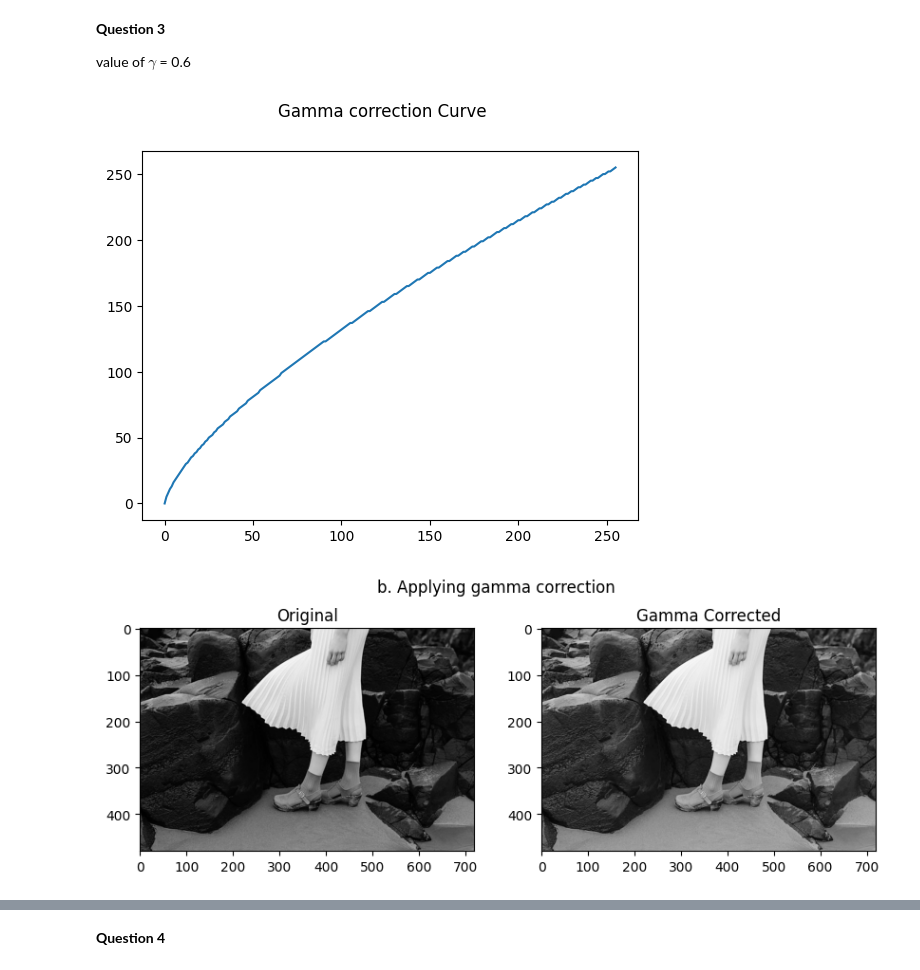
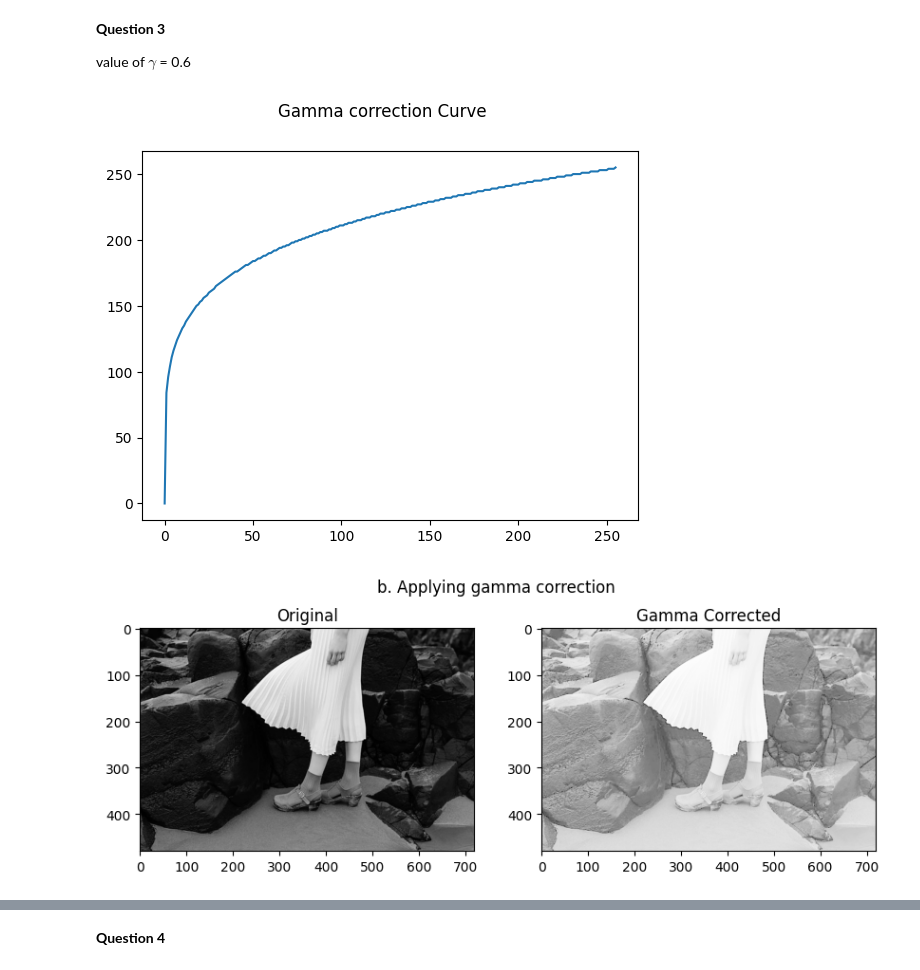
Before and after one commit to Abs-30/ImageProcessingAssignment, a Jupyter notebook: Assignment1_intensityTransformations/Intensity_Transformation_0108.ipynb, the cells around one changed output, grey strips where cells are left out. Saved outputs shown, nothing was run; the diff lists cells and outputs as text; code cells hidden in the pictures.

```diff
--- a/Assignment1_intensityTransformations/Intensity_Transformation_0108.ipynb
+++ b/Assignment1_intensityTransformations/Intensity_Transformation_0108.ipynb
@@ -126,33 +126,33 @@ assert im is not None
 im_LAB = cv.cvtColor(im, cv.COLOR_BGR2LAB)
 L_im, q_im , r_im = cv.split(im_LAB)
 
-gamma = .7
+gamma = .2
 t = np.array([(i/255.)**gamma*255 for i in range (256)], np.uint8)
 g = t[L_im]
 plt.suptitle("Gamma correction Curve")
 plt.plot(t)
 plt.show()
 
 
 fig, ax = plt.subplots(1,2, figsize=(10,3.5))
 fig.suptitle("b. Applying gamma correction")
 ax[0].imshow(L_im, cmap="gray")
 ax[0].set_title("Original")
 ax[1].imshow(g,cmap="gray")
 ax[1].set_title("Gamma Corrected")
 plt.show()
 
 plt.figure(figsize = [10, 5])
 plt.subplot(1, 2, 1)
 plt.gca().set_title('Original Histogram')
 im_h = cv.calcHist([L_im],[0],None,[256],[0,256])
 plt.plot(im_h)
 
 plt.subplot(1, 2, 2)
 plt.gca().set_title('Gamma Corrected Histogram')
 g_h = cv.calcHist([g],[0],None,[256],[0,256])
 plt.plot(g_h)
 plt.show()
 # %% [output]
-[figure, old version]
+[figure, new version]
-[figure, old version]
+[figure, new version]
```
Also changed, not shown: parts of 1 cell of this notebook, 5 other files.
